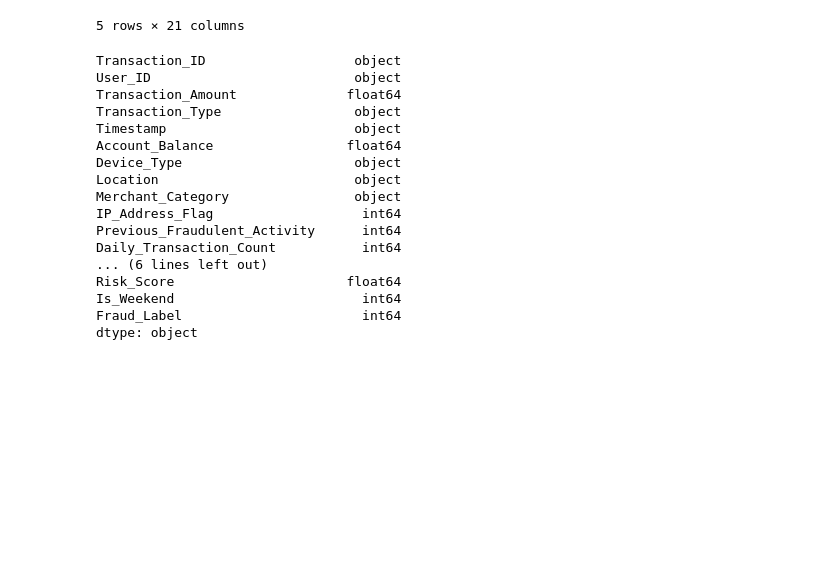
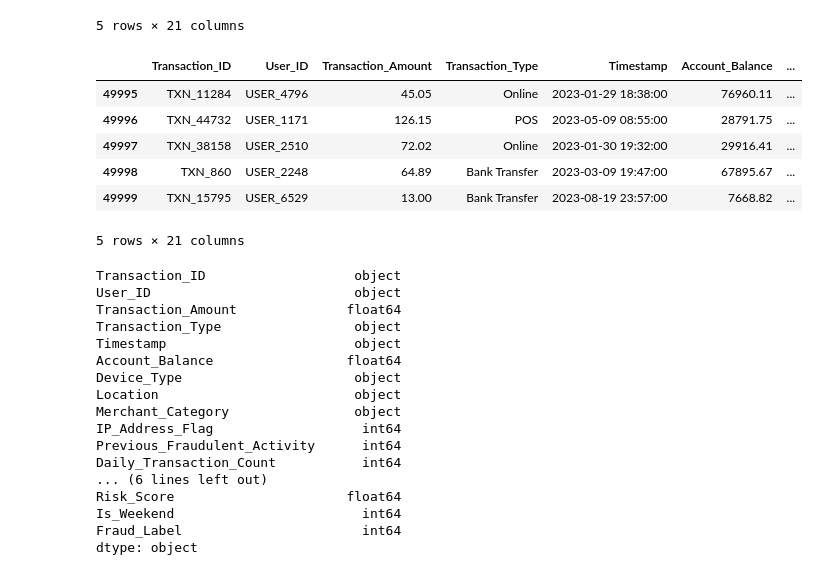
Before and after one commit to Korale05/fraud-detection-ml-system, a Jupyter notebook: notebook/EDA.ipynb, the cells around one changed output. Drawn from its saved outputs; the diff is of its cells as text; code cells hidden in the pictures; blank space fills up the shorter version.

```diff
--- a/notebook/EDA.ipynb
+++ b/notebook/EDA.ipynb
@@ -27,6 +24,16 @@ df.head()
 | 3 | TXN_12447 | USER_2617 | 254.32 | ATM Withdrawal | 2023-12-07 00:31:00 | 76807.20 | ... |
 | 4 | TXN_39489 | USER_2014 | 31.28 | POS | 2023-11-11 23:44:00 | 92354.66 | ... |
 5 rows × 21 columns
+# %%
+df.tail()
+# %% [output]
+|  | Transaction_ID | User_ID | Transaction_Amount | Transaction_Type | Timestamp | Account_Balance | ... |
+| 49995 | TXN_11284 | USER_4796 | 45.05 | Online | 2023-01-29 18:38:00 | 76960.11 | ... |
+| 49996 | TXN_44732 | USER_1171 | 126.15 | POS | 2023-05-09 08:55:00 | 28791.75 | ... |
+| 49997 | TXN_38158 | USER_2510 | 72.02 | Online | 2023-01-30 19:32:00 | 29916.41 | ... |
+| 49998 | TXN_860 | USER_2248 | 64.89 | Bank Transfer | 2023-03-09 19:47:00 | 67895.67 | ... |
+| 49999 | TXN_15795 | USER_6529 | 13.00 | Bank Transfer | 2023-08-19 23:57:00 | 7668.82 | ... |
+5 rows × 21 columns
 # %%
 df.dtypes
 # %% [output]
```
Also changed, not shown: parts of 46 cells of this notebook, 13 other files.
